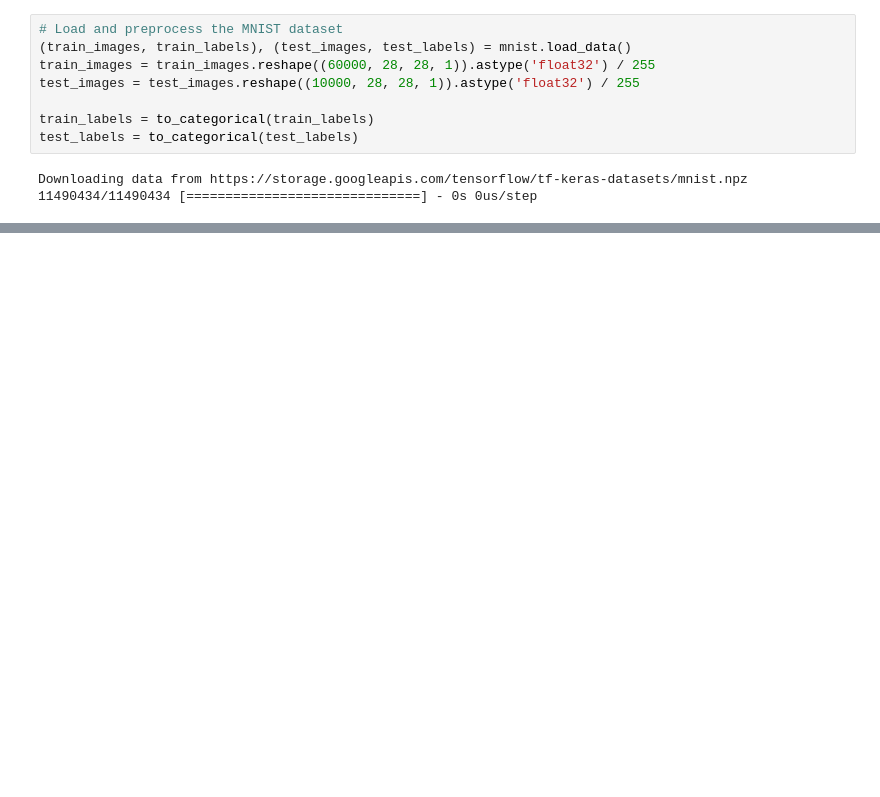
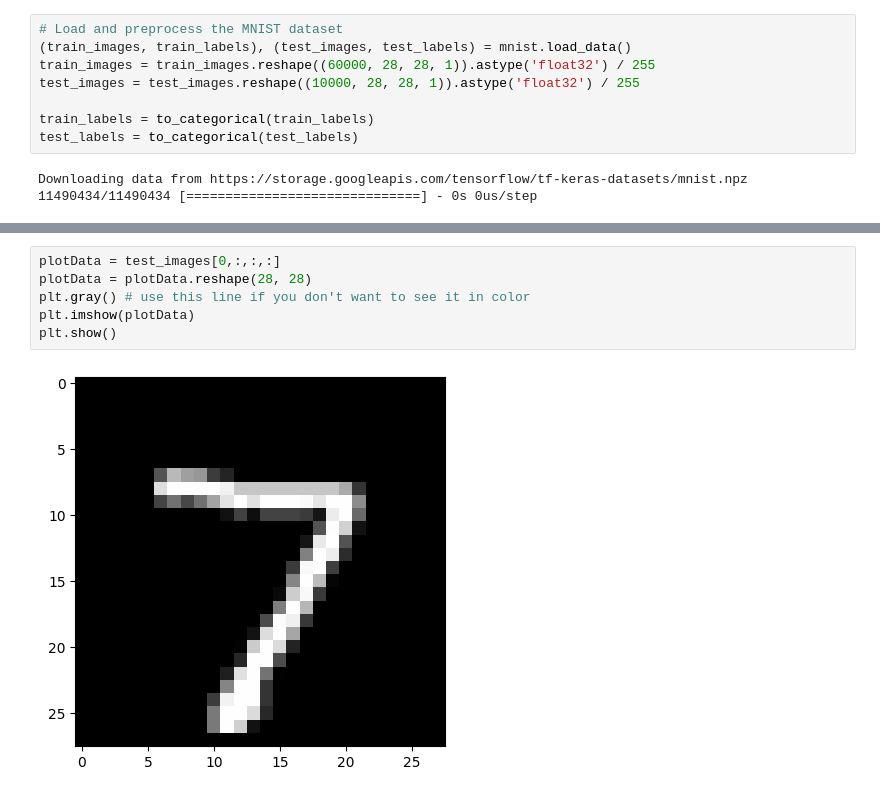
Before and after one commit to nateeatsrice/Data-Science-Projects-with-Python, a Jupyter notebook: notebook946558b88c.ipynb, the cells around one changed output, grey strips where cells are left out. Drawn from its saved outputs; the diff is of its cells as text; blank space fills up the shorter version.

```diff
--- a/notebook946558b88c.ipynb
+++ b/notebook946558b88c.ipynb
@@ -91 +73,9 @@ Epoch 5/5
+# %%
+plotData = test_images[0,:,:,:]
+plotData = plotData.reshape(28, 28)
+plt.gray() # use this line if you don't want to see it in color
+plt.imshow(plotData)
+plt.show()
+# %% [output]
+[figure, added]
 # %%
```
Also changed, not shown: parts of 21 cells of this notebook.
